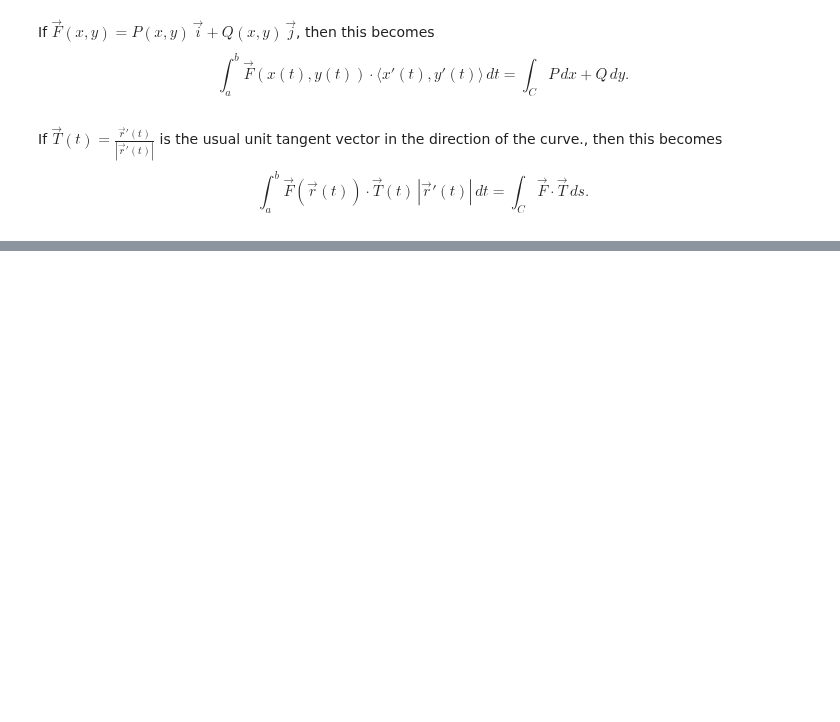
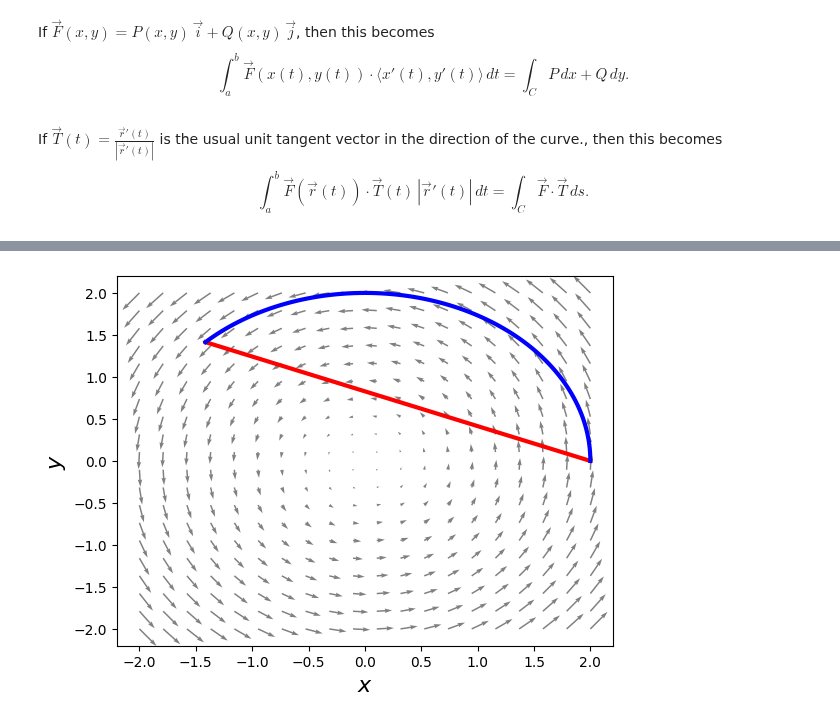
Before and after one commit to drewyoungren/mvc, a Jupyter notebook: lec/mvc-L17.ipynb, the cells around one changed output, grey strips where cells are left out. Drawn from its saved outputs; the diff is of its cells as text; code cells hidden in the pictures; blank space fills up the shorter version.

```diff
--- a/lec/mvc-L17.ipynb
+++ b/lec/mvc-L17.ipynb
@@ -322,0 +389,14 @@ See the [exercises notebook](../exercises/L17-Exercises-Solutions.ipynb) for mor
+# %%
+x = y = np.linspace(-2,2,20)
+x,y = np.meshgrid(x,y)
+plt.figure()
+plt.quiver(x,y,-y,x,color='gray');
+for c in 'xy':
+#         getattr(ax,f"set_{c}lim")([-1,1]);
+    getattr(plt.gca(),f"set_{c}label")(f"${c}$",size=16)
+t= np.linspace(0,1,100)
+plt.plot(2 - (2+sqrt(2))*t,sqrt(2)*t,'r',lw=3);
+# plt.arrow(0,2*sqrt(2)/(2+sqrt(2)),1/2,1/2)
+plt.plot(2*cos(t*3*pi/4),2*sin(t*3*pi/4),'b',lw=3);
+# %% [output]
+[figure, added]
```
Also changed, not shown: parts of 21 cells of this notebook, 3 other files.
